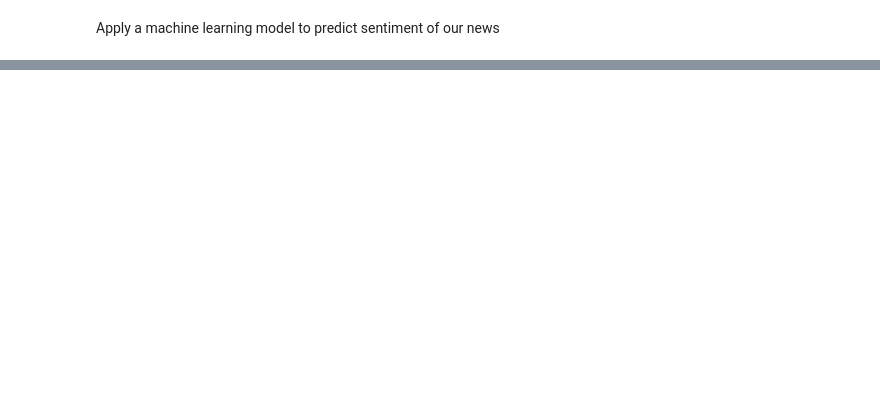
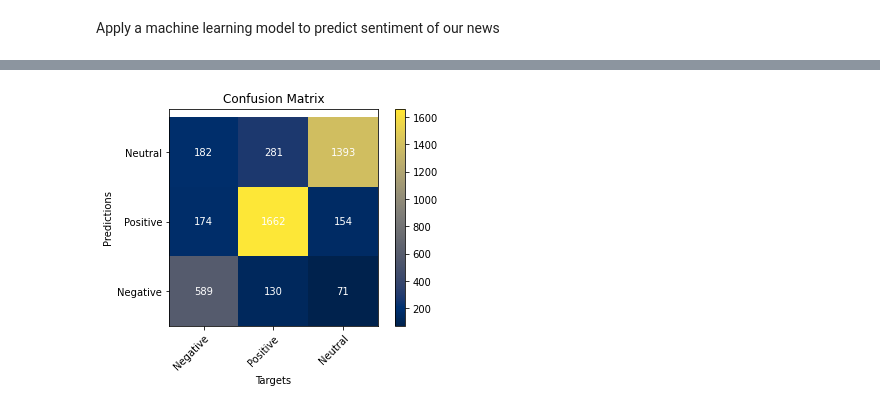
Before and after one commit to mayer19/BigData, a Jupyter notebook: BigDataGroupProject.ipynb, the cells around one changed output, grey strips where cells are left out. Saved outputs shown, nothing was run; the diff lists cells and outputs as text; code cells hidden in the pictures; blank space fills up the shorter version.

```diff
--- a/BigDataGroupProject.ipynb
+++ b/BigDataGroupProject.ipynb
@@ -449,0 +735,5 @@ def clean(text_list):
+# %%
+#creating the model
+from sklearn.linear_model import LogisticRegression
+lr = LogisticRegression(random_state=0)
+lr.fit(X,y)
@@ -449,0 +749,8 @@ def clean(text_list):
+# %%
+#applying the model to the
+lr_pred = lr.predict(X_test)
+# %%
+#getting the results
+labels = {"Negative":0, "Positive":1, "Neutral":3}
+print(classification_report(lr_pred, y_test, target_names = labels.keys()))
+report_2=classification_report(lr_pred, y_test, target_names = labels.keys())
@@ -449,0 +767,5 @@ def clean(text_list):
+# %%
+#plotting the confusion matrix
+plot_cm(confusion_matrix(lr_pred, y_test), labels.keys())
+# %% [output]
+[figure, added]
```
Also changed, not shown: parts of 33 cells of this notebook.
